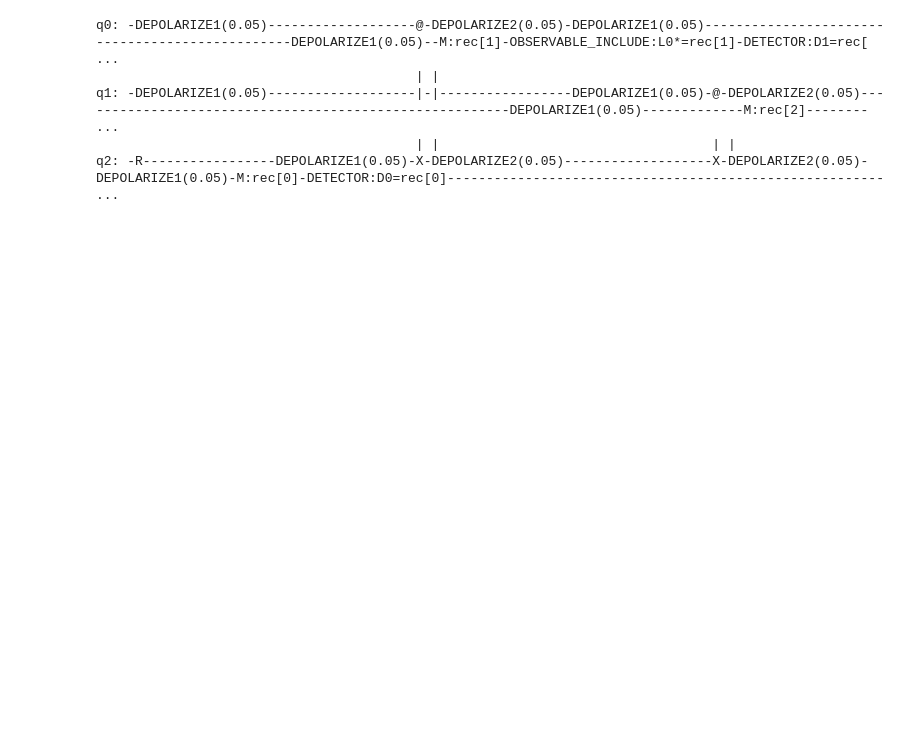
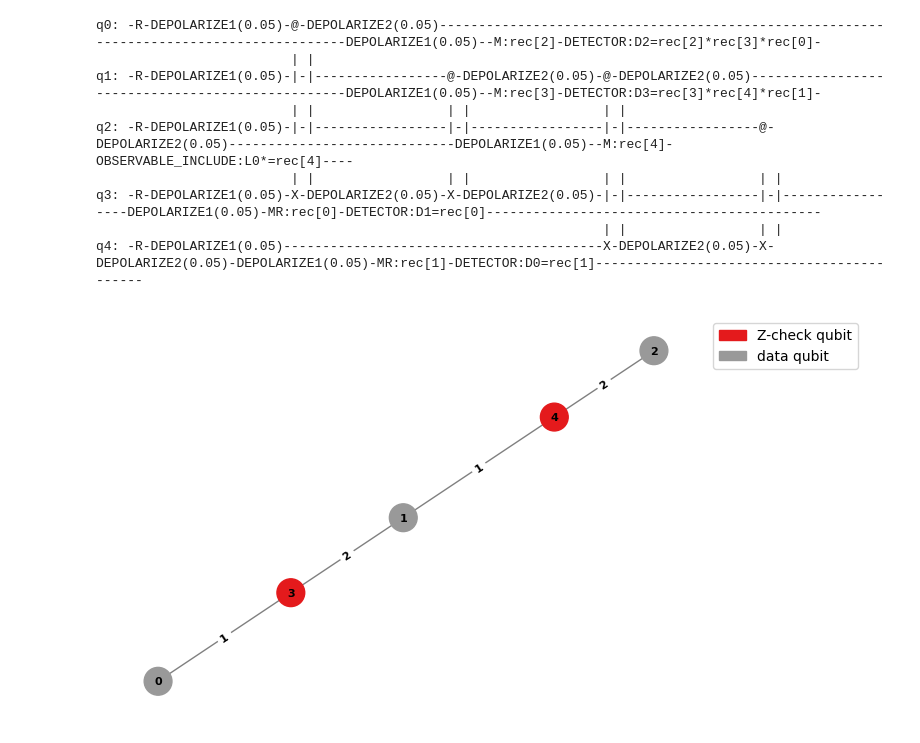
Before and after one commit to adelshb/qec-with-code, a Jupyter notebook: notebooks/repetition_code.ipynb, the cells around one changed output. Cells and saved outputs as stored; diff of their text form; code cells hidden in the pictures; blank space fills up the shorter version.

```diff
--- a/notebooks/repetition_code.ipynb
+++ b/notebooks/repetition_code.ipynb
@@ -5,7 +5,7 @@ import matplotlib.pyplot as plt
 from qec import RepetitionCode
 # %%
 rep = RepetitionCode(
-    distance = 2,
+    distance = 3,
     depolarize1_rate = 0.05,
     depolarize2_rate = 0.05
 )
@@ -13,11 +13,19 @@ rep = RepetitionCode(
 rep.build_memory_circuit(number_of_rounds=1)
 rep.memory_circuit.diagram()
 # %% [output]
-q0: -DEPOLARIZE1(0.05)-------------------@-DEPOLARIZE2(0.05)-DEPOLARIZE1(0.05)------------------------------------------------DEPOLARIZE1(0.05)--M:rec[1]-OBSERVABLE_INCLUDE:L0*=rec[1]-DETECTOR:D1=rec[ ...
-                                         | |
-q1: -DEPOLARIZE1(0.05)-------------------|-|-----------------DEPOLARIZE1(0.05)-@-DEPOLARIZE2(0.05)--------------------------------------------------------DEPOLARIZE1(0.05)-------------M:rec[2]-------- ...
-                                         | |                                   | |
-q2: -R-----------------DEPOLARIZE1(0.05)-X-DEPOLARIZE2(0.05)-------------------X-DEPOLARIZE2(0.05)-DEPOLARIZE1(0.05)-M:rec[0]-DETECTOR:D0=rec[0]-------------------------------------------------------- ...
+q0: -R-DEPOLARIZE1(0.05)-@-DEPOLARIZE2(0.05)-----------------------------------------------------------------------------------------DEPOLARIZE1(0.05)--M:rec[2]-DETECTOR:D2=rec[2]*rec[3]*rec[0]-
+                         | |
+q1: -R-DEPOLARIZE1(0.05)-|-|-----------------@-DEPOLARIZE2(0.05)-@-DEPOLARIZE2(0.05)-------------------------------------------------DEPOLARIZE1(0.05)--M:rec[3]-DETECTOR:D3=rec[3]*rec[4]*rec[1]-
+                         | |                 | |                 | |
+q2: -R-DEPOLARIZE1(0.05)-|-|-----------------|-|-----------------|-|-----------------@-DEPOLARIZE2(0.05)-----------------------------DEPOLARIZE1(0.05)--M:rec[4]-OBSERVABLE_INCLUDE:L0*=rec[4]----
+                         | |                 | |                 | |                 | |
+q3: -R-DEPOLARIZE1(0.05)-X-DEPOLARIZE2(0.05)-X-DEPOLARIZE2(0.05)-|-|-----------------|-|-----------------DEPOLARIZE1(0.05)-MR:rec[0]-DETECTOR:D1=rec[0]-------------------------------------------
+                                                                 | |                 | |
+q4: -R-DEPOLARIZE1(0.05)-----------------------------------------X-DEPOLARIZE2(0.05)-X-DEPOLARIZE2(0.05)-DEPOLARIZE1(0.05)-MR:rec[1]-DETECTOR:D0=rec[1]-------------------------------------------
+# %%
+rep.draw_graph()
+# %% [output]
+[figure, added]
 # %%
 num_shots = 10**4
 prob_errors = np.linspace(0, 0.1, 10)
```
Also changed, not shown: parts of 1 cell of this notebook, 2 other files.
